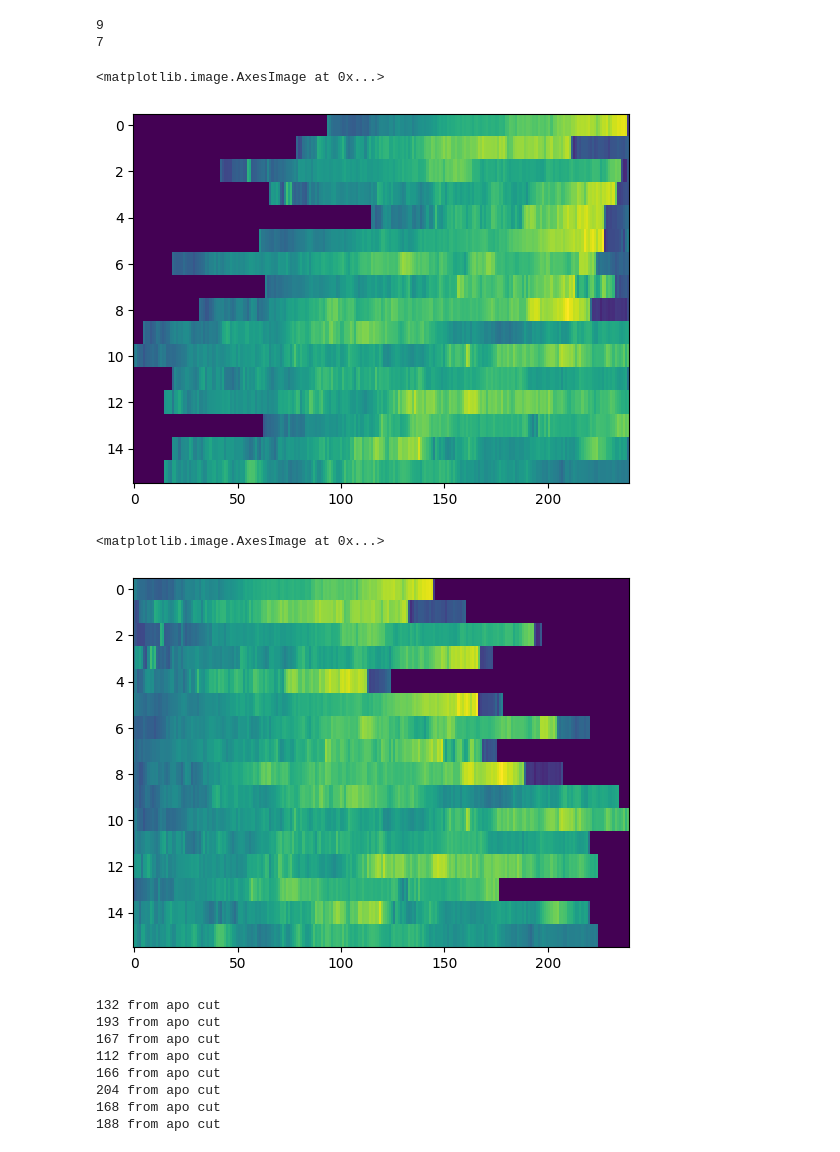
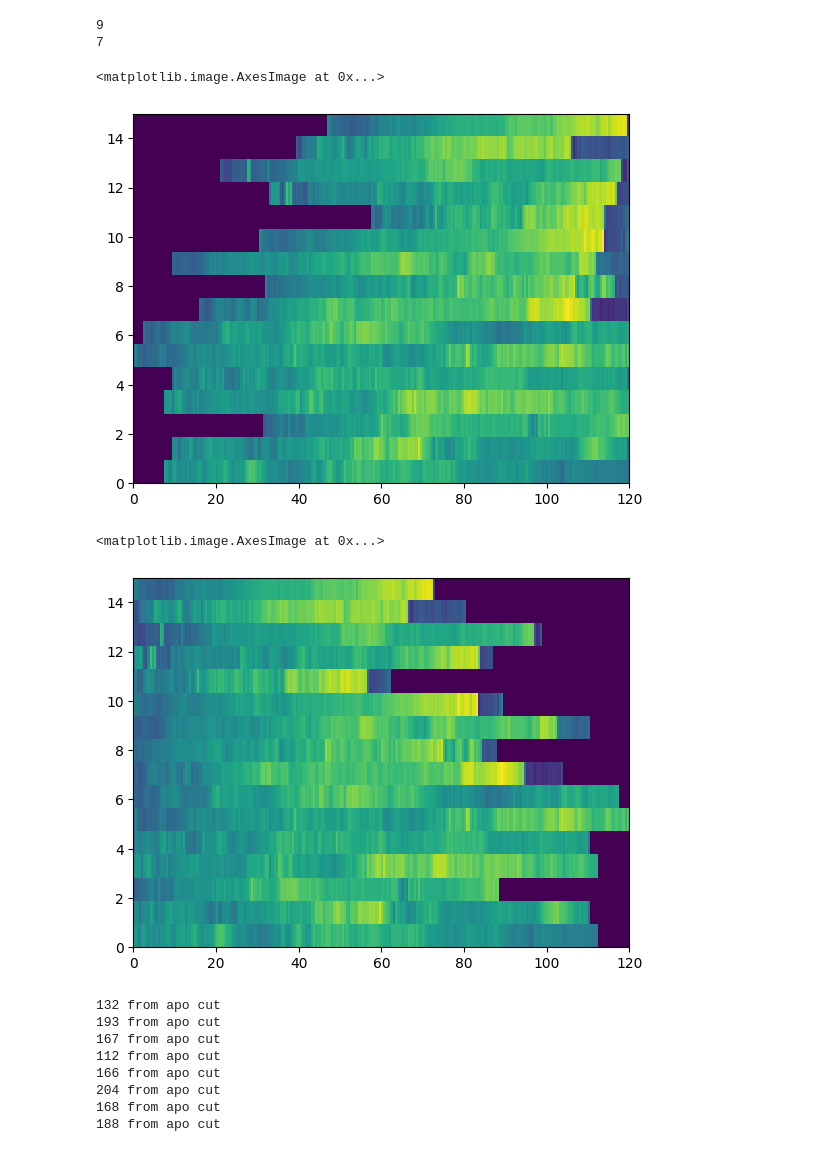
Before and after one commit to StallaertLab/useful_notebooks, a Jupyter notebook: heatmap_tracking.ipynb, the cells around one changed output. Saved outputs shown, nothing was run; the diff lists cells and outputs as text; code cells hidden in the pictures.

```diff
--- a/heatmap_tracking.ipynb
+++ b/heatmap_tracking.ipynb
@@ -96,28 +96,28 @@ for s in signals_senes:
     i+=1
 
 # create a heatmap with matplotlib
-plt.imshow(signals2D, aspect='auto', cmap='viridis',interpolation='nearest')
+plt.imshow(signals2D, aspect='auto', cmap='viridis',interpolation='nearest',extent=[0, 120, 0, 15])
 # %% [output]
 <matplotlib.image.AxesImage at 0x...>
-[figure, old version]
+[figure, new version]
 # %%
 # make a 2D array
 signals2D = np.zeros((len(signals_apo)+len(signals_senes), max_len))
 
 i = 0
 for s in signals_apo:
     signals2D[i, :len(s)] = s
     i+=1
 
 for s in signals_senes:
     signals2D[i, :len(s)] = s
     i+=1
 
 # create a heatmap with matplotlib
-plt.imshow(signals2D, aspect='auto', cmap='viridis',interpolation='nearest')
+plt.imshow(signals2D, aspect='auto', cmap='viridis',interpolation='nearest',extent=[0, 120, 0, 15])
 # %% [output]
 <matplotlib.image.AxesImage at 0x...>
-[figure, old version]
+[figure, new version]
 # %%
 # data cleaning
 signals_apo_cut = []
```
Also changed, not shown: parts of 2 cells of this notebook.
